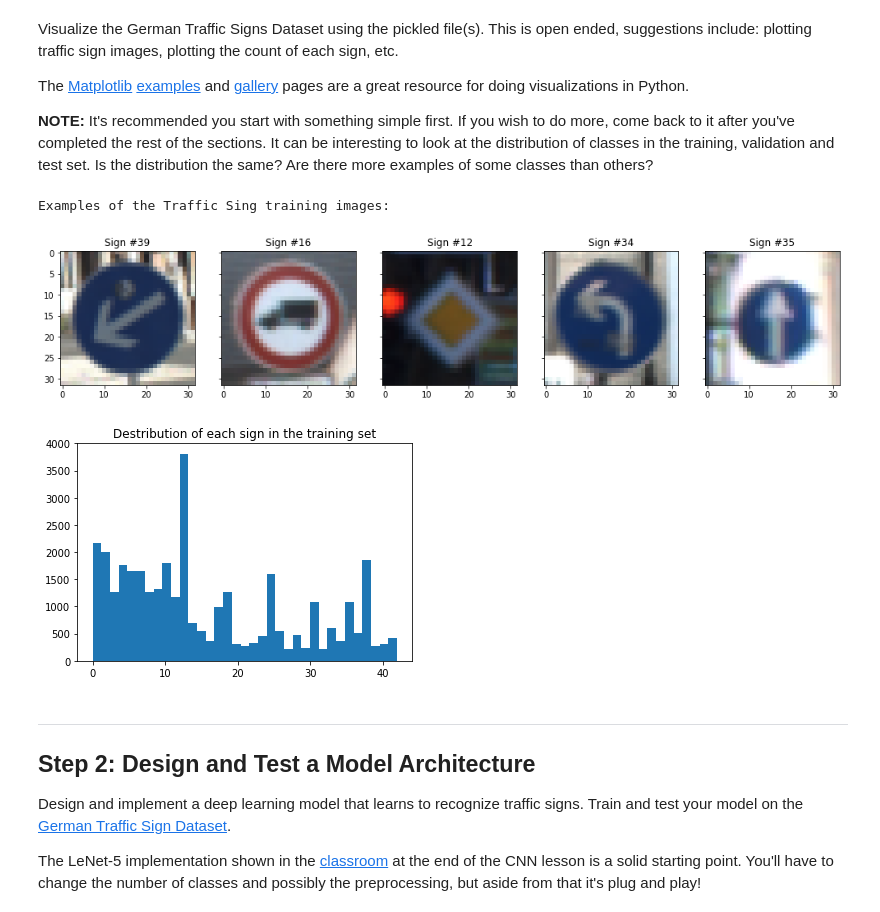
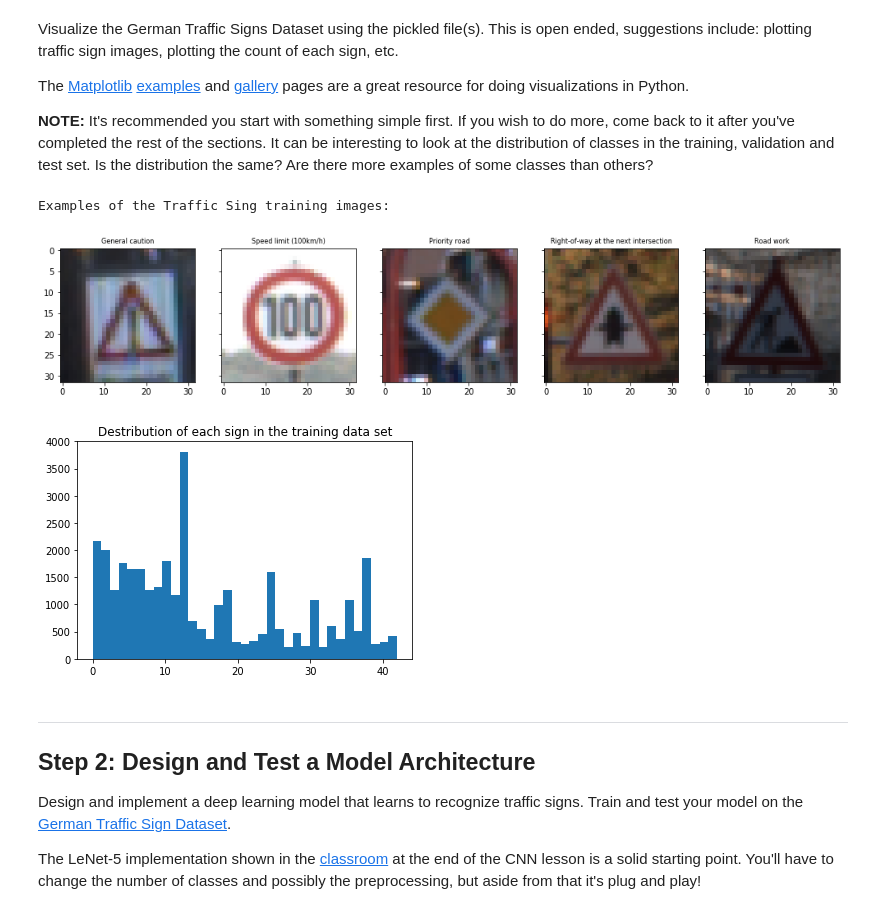
Before and after one commit to ek8203/CarND-Traffic-Sign-Classifier-Project, a Jupyter notebook: Traffic_Sign_Classifier.ipynb, the cells around one changed output. Saved outputs shown, nothing was run; the diff lists cells and outputs as text; code cells hidden in the pictures.

```diff
--- a/Traffic_Sign_Classifier.ipynb
+++ b/Traffic_Sign_Classifier.ipynb
@@ -102,34 +104,48 @@ The [Matplotlib](http://matplotlib.org/) [examples](http://matplotlib.org/exampl
 # %%
 ### Data exploration visualization code goes here.
 ### Feel free to use as many code cells as needed.
 import matplotlib.pyplot as plt
 # Visualizations will be shown in the notebook.
 %matplotlib inline
 
 # show 5 ramdom inages
 import random
+import pandas as pd
+
+# Utility to plot random images
+def plot_images(images, lables, n = 5, cmap=None):
+    signnames = pd.read_csv('./signnames.csv').values
+    figure, axarr = plt.subplots(1, 5, figsize=(17,3),sharex=True, sharey=True)
+    for subplot in range(5):
+        index = random.randint(0, len(images))
+        image = images[index].squeeze()
+        axarr[subplot].imshow(image, cmap=cmap)
+        lbl = lables[index]
+        axarr[subplot].set_title(signnames[lbl][1], {'fontsize': 8})
+    plt.show()
+    return figure
+
 print()
 print("Examples of the Traffic Sing training images:")
-figure, axarr = plt.subplots(1, 5, figsize=(17,3),sharex=True, sharey=True)
-for subplot in range(5):
-    index = random.randint(0, len(X_train))
-    image = X_train[index].squeeze()
-    axarr[subplot].imshow(image)
-    axarr[subplot].set_title("Sign #{}".format(y_train[index]))
+figure = plot_images(X_train, y_train)
+
+# Save the samples (for report)
+figure.savefig('project_data/color_signs.png')   # save the figure to file
+plt.close(figure)    # close the figure
 
 # Histogram of number of images of each sign
-plt.show()
+hist = plt.figure()
 plt.hist(y_train, bins='auto')
-plt.title("Destribution of each sign in the training set")
+plt.title("Destribution of each sign in the training data set")
 plt.show()
 
-# Save the samples (for report)
-figure.savefig('project_data/signs.png')   # save the figure to file
-plt.close(figure)    # close the figure
+# Save histogram picture (for report)
+hist.savefig('project_data/hist.png')   # save the histogram to file
+plt.close(hist)    # close the figure
 # %% [output]
 Examples of the Traffic Sing training images:
-[figure, old version]
+[figure, new version]
-[figure, old version]
+[figure, new version]
 # %% [markdown]
 ----
 
```
Also changed, not shown: parts of 10 cells of this notebook.
